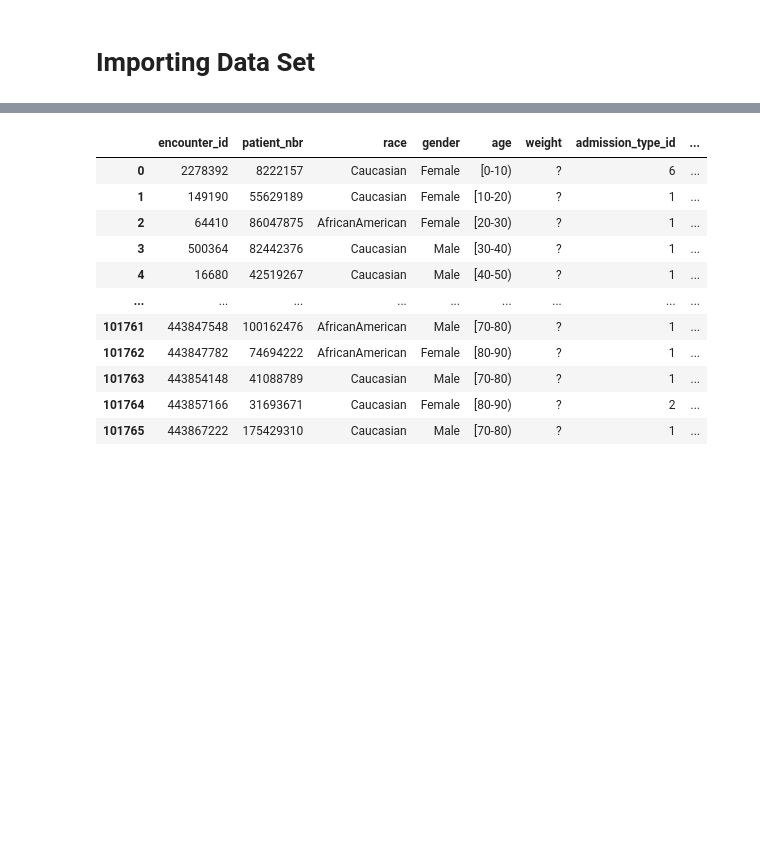
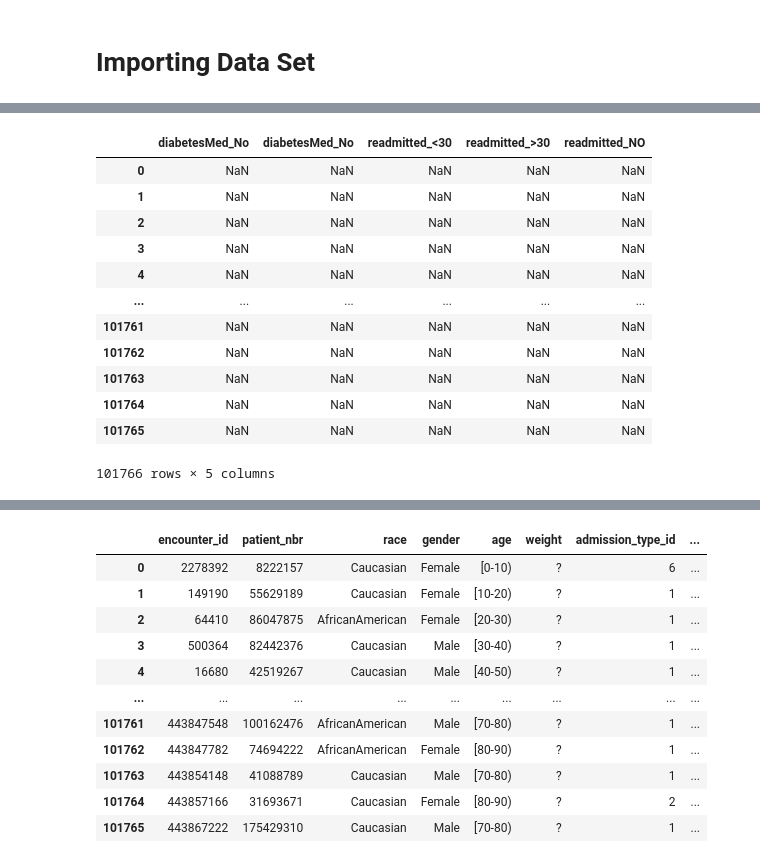
Before and after one commit to fabianlojo/Final, a Jupyter notebook: Cleaning Raw Data.ipynb, the cells around one changed output, grey strips where cells are left out. Saved outputs shown, nothing was run; the diff lists cells and outputs as text; code cells hidden in the pictures; blank space fills up the shorter version.

```diff
--- a/Cleaning Raw Data.ipynb
+++ b/Cleaning Raw Data.ipynb
@@ -9,0 +20,18 @@ df = pd.read_csv("diabetic_data.csv")
+# %%
+df1 = pd.DataFrame(df, columns=["diabetesMed_No", "diabetesMed_No", "readmitted_<30", "readmitted_>30", "readmitted_NO"])
+df2 = df1.astype(float)
+df2
+# %% [output]
+|  | diabetesMed_No | diabetesMed_No | readmitted_<30 | readmitted_>30 | readmitted_NO |
+| 0 | NaN | NaN | NaN | NaN | NaN |
+| 1 | NaN | NaN | NaN | NaN | NaN |
+| 2 | NaN | NaN | NaN | NaN | NaN |
+| 3 | NaN | NaN | NaN | NaN | NaN |
+| 4 | NaN | NaN | NaN | NaN | NaN |
+| ... | ... | ... | ... | ... | ... |
+| 101761 | NaN | NaN | NaN | NaN | NaN |
+| 101762 | NaN | NaN | NaN | NaN | NaN |
+| 101763 | NaN | NaN | NaN | NaN | NaN |
+| 101764 | NaN | NaN | NaN | NaN | NaN |
+| 101765 | NaN | NaN | NaN | NaN | NaN |
+101766 rows × 5 columns
```
Also changed, not shown: parts of 14 cells of this notebook.
